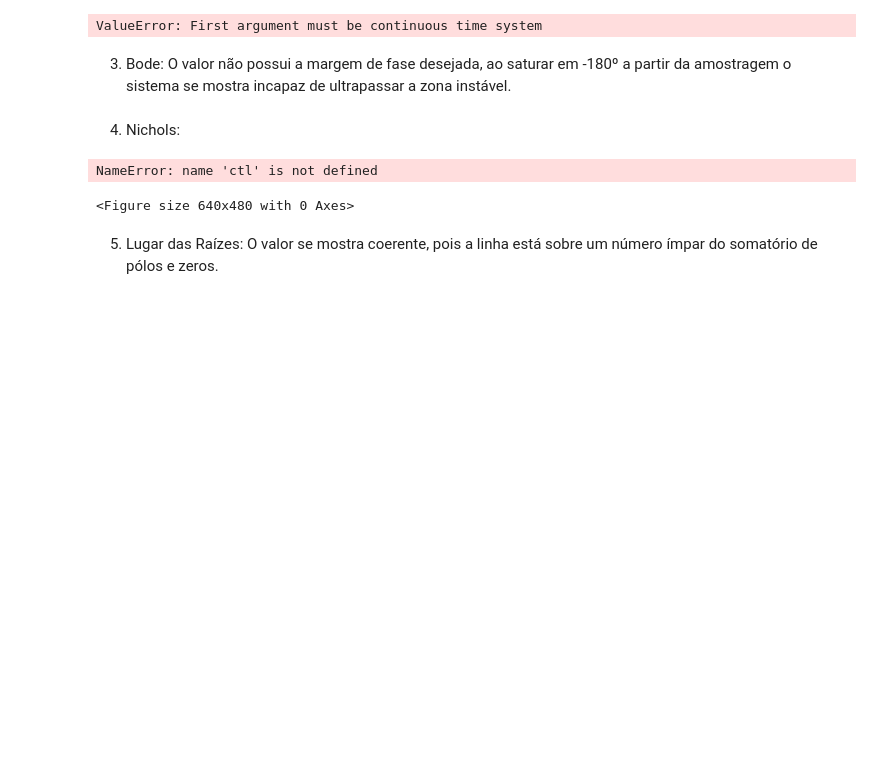
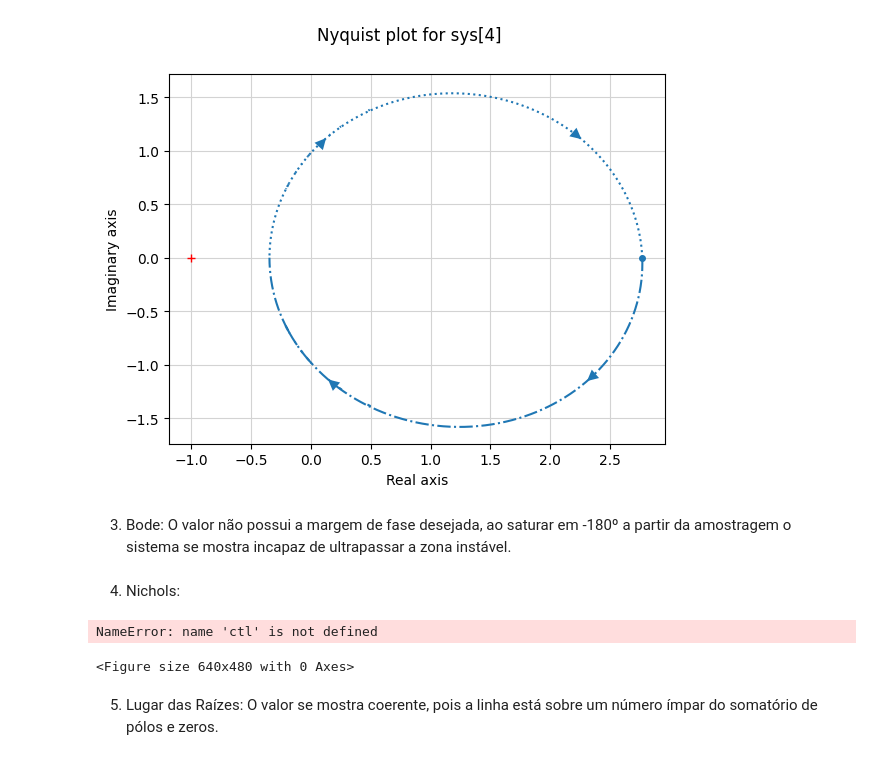
Before and after one commit to pedroivovasconcelos/controledigital, a Jupyter notebook: capitulo5.ipynb, the cells around one changed output. Cells and saved outputs as stored; diff of their text form; code cells hidden in the pictures; blank space fills up the shorter version.

```diff
--- a/capitulo5.ipynb
+++ b/capitulo5.ipynb
@@ -27,20 +38,28 @@ Pedro Ivo Vasconcelos - TP
 # %%
 import numpy as np
 import matplotlib.pyplot as plt
 import control as ctl
 
 num = [0.6177]
 den = [1, -0.7770]
 Gz = ctl.TransferFunction(num, den, True)
 
-Ts = 1
-Gs = ctl.sample_system(Gz, Ts, method='tustin')
+# −0.36<K<2.88
+
+# Ts = 1
+# Gs = ctl.sample_system(Gz, Ts, method='tustin')
+
+# plt.figure()
+# ctl.nichols_plot(Gz)
+# plt.show()
 
 plt.figure()
-ctl.nichols_plot(Gs)
+ctl.nyquist_plot(Gz)
 plt.show()
+
+# ESTAVEL POR NAO CIRCULAR -1
 # %% [output]
-ValueError: First argument must be continuous time system
+[figure, added]
 # %% [markdown]
 3) Bode: O valor não possui a margem de fase desejada, ao saturar
  em -180º a partir da amostragem o sistema se mostra incapaz de
```
Also changed, not shown: parts of 1 cell of this notebook.
